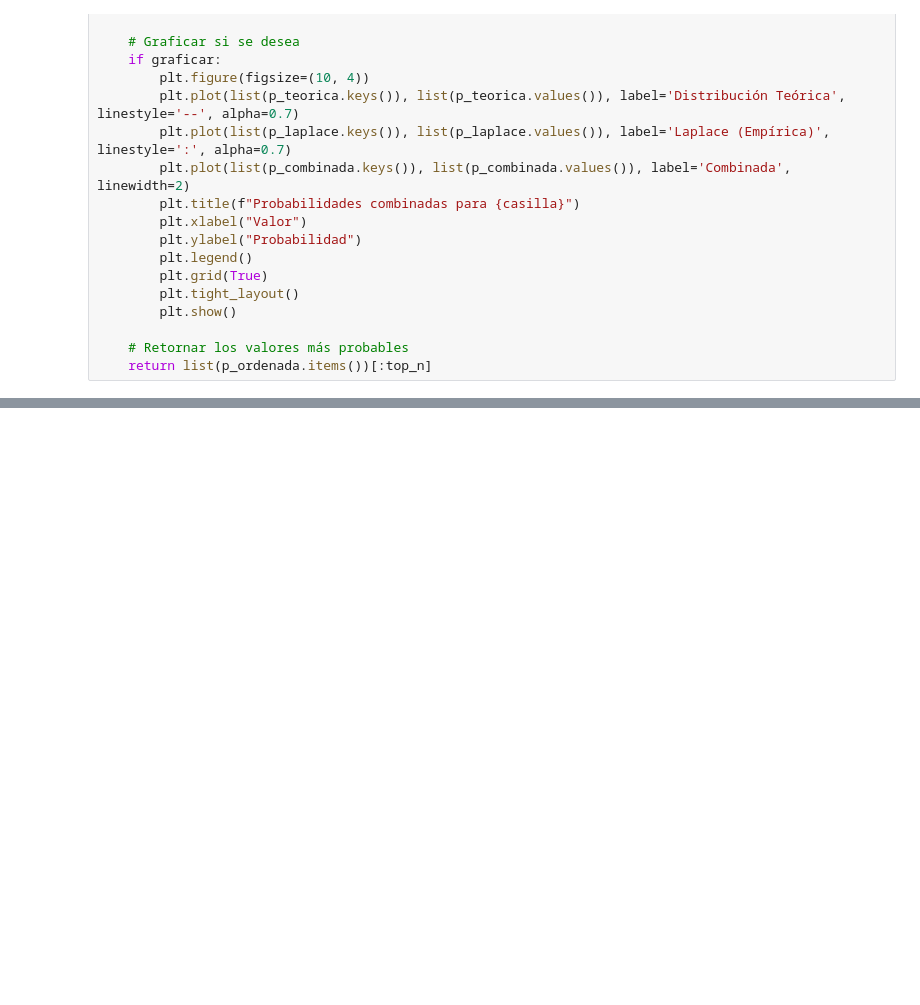
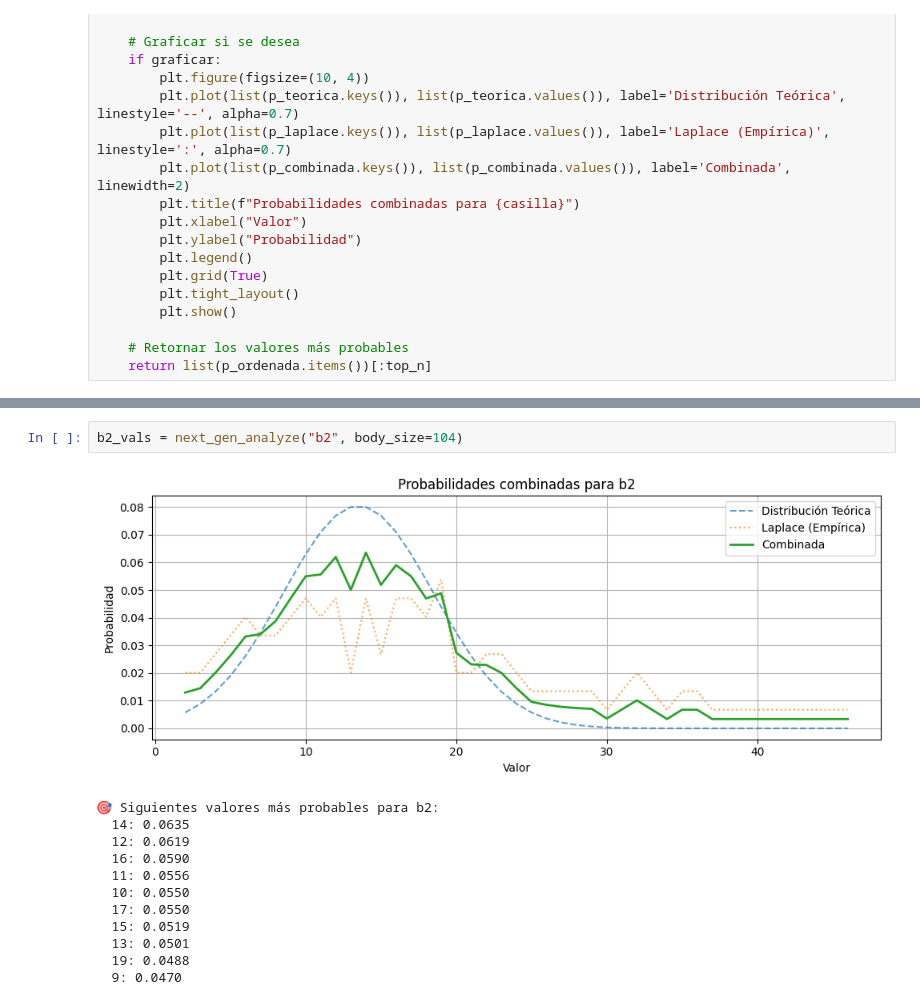
Before and after one commit to coins5/tinkapp.v4, a Jupyter notebook: explore_bolillas_v3_TNK.ipynb, the cells around one changed output, grey strips where cells are left out. Drawn from its saved outputs; the diff is of its cells as text; blank space fills up the shorter version.

```diff
--- a/explore_bolillas_v3_TNK.ipynb
+++ b/explore_bolillas_v3_TNK.ipynb
@@ -821,0 +832,15 @@ for val, prob in top_valores:
+# %%
+b2_vals = next_gen_analyze("b2", body_size=104)
+# %% [output]
+[figure, added]
+🎯 Siguientes valores más probables para b2:
+  14: 0.0635
+  12: 0.0619
+  16: 0.0590
+  11: 0.0556
+  10: 0.0550
+  17: 0.0550
+  15: 0.0519
+  13: 0.0501
+  19: 0.0488
+  9: 0.0470
```
Also changed, not shown: parts of 16 cells of this notebook, 8 other files.
